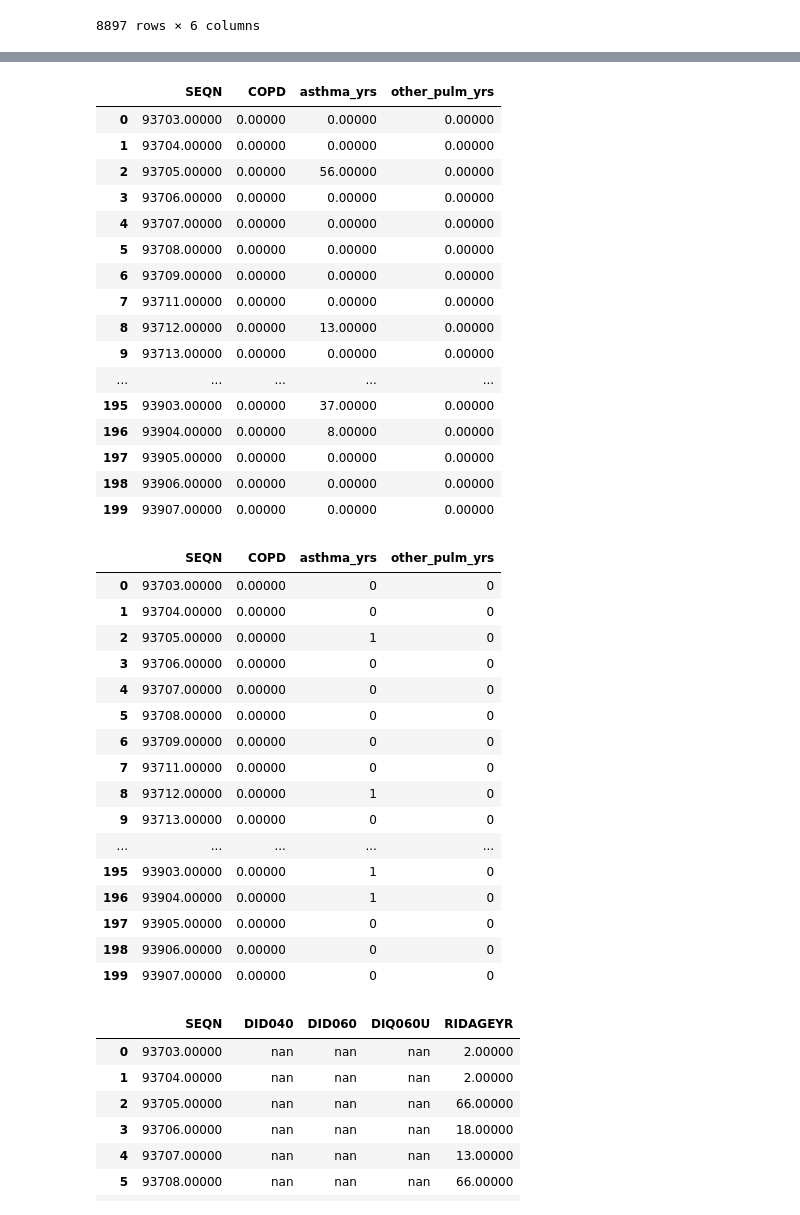
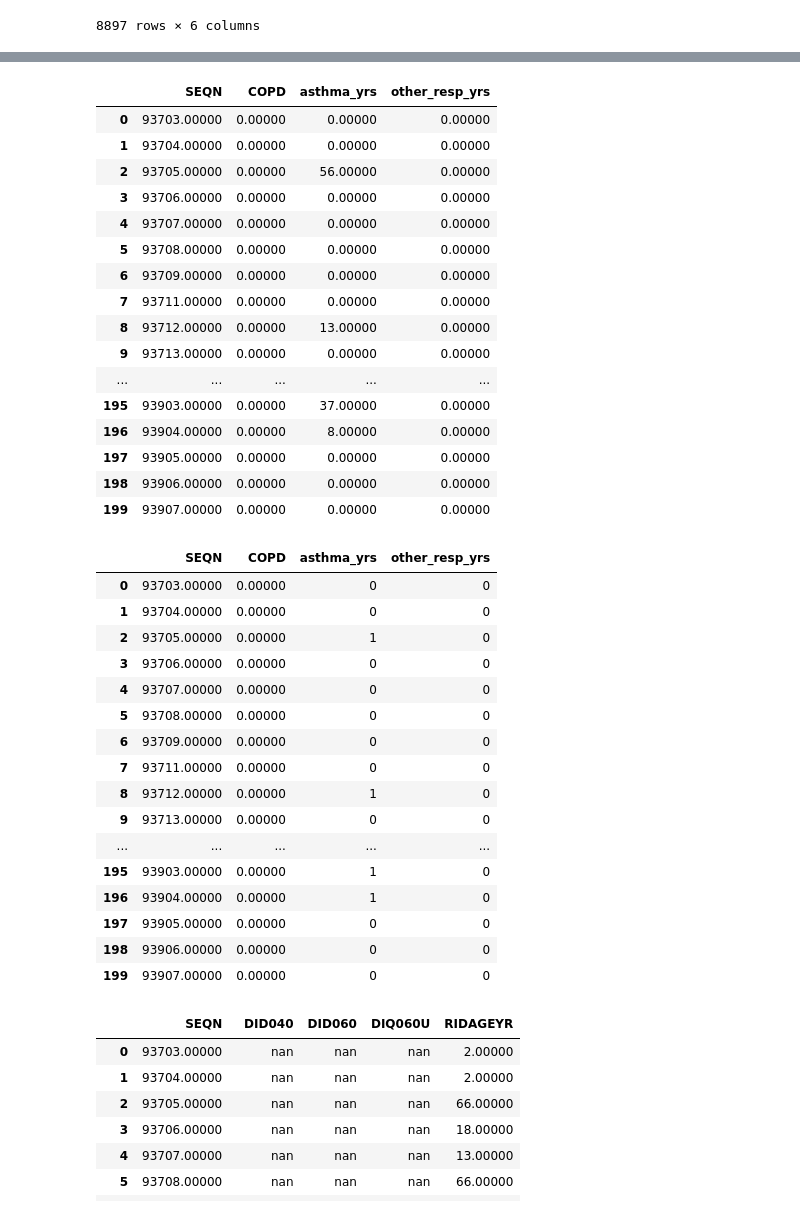
Before and after one commit to lilisbeit/Preventing-Hospitalizations, a Jupyter notebook: Untitled3.ipynb, the cells around one changed output, grey strips where cells are left out. Cells and saved outputs as stored; diff of their text form; code cells hidden in the pictures.

Commit message:
binary features

```diff
--- a/Untitled3.ipynb
+++ b/Untitled3.ipynb
@@ -986,8 +956,8 @@ See the caveats in the documentation: http://pandas.pydata.org/pandas-docs/stabl
 1.00000     293
 Name: MCQ160O, dtype: int64
 # %%
-pulm_2 = pulm.merge(age, how='left', on='SEQN')
-pulm_2
+resp_2 = resp.merge(age, how='left', on='SEQN')
+resp_2
 # %% [output]
 |  | SEQN | MCD180G | MCD180K | MCQ160O | MCQ025 | RIDAGEYR |
 | 0 | 93703.00000 | nan | nan | nan | nan | 2.00000 |
@@ -1003,8 +973,10 @@ pulm_2
 | 8896 | 102956.00000 | nan | nan | 0.00000 | nan | 38.00000 |
 8897 rows × 6 columns
 # %%
-pulm_2.rename(columns = {'MCQ160O': 'COPD', 'MCQ025': 'asthma'}, inplace=True)
-pulm_2
+# label COPD (leading cause of hospitalizations) and asthma (which is very common)
+
+resp_2.rename(columns = {'MCQ160O': 'COPD', 'MCQ025': 'asthma'}, inplace=True)
+resp_2
 # %% [output]
 |  | SEQN | MCD180G | MCD180K | COPD | asthma | RIDAGEYR |
 | 0 | 93703.00000 | nan | nan | nan | nan | 2.00000 |
@@ -1020,6 +992,8 @@ pulm_2
 | 8896 | 102956.00000 | nan | nan | 0.00000 | nan | 38.00000 |
 8897 rows × 6 columns
 # %%
-pulm_2['other_pulm_age'] = pulm_2[['MCD180G', 'MCD180K']].min(axis=1)
-pulm_2.head(200)
+# combine other respiratory conditions
+
+resp_2['other_resp_age'] = resp_2[['MCD180G', 'MCD180K']].min(axis=1)
+resp_2.head(200)
 # %% [output]
@@ -1064,0 +1017,6 @@ pulm_2.head(200)
+# %%
+# get yrs with resp conditions
+
+resp_2['asthma_yrs'] = resp_2['RIDAGEYR'] - resp_2['asthma']
+resp_2['other_resp_yrs'] = resp_2['RIDAGEYR'] - resp_2['other_resp_age']
+resp_2.head(200)
@@ -1065,8 +1041,10 @@ pulm_2.head(200)
 # %%
-pulm_3 = pulm_2[['SEQN', 'COPD', 'asthma_yrs', 'other_pulm_yrs']].fillna(0)
-pulm_3.head(200)
+# drop original columns
+
+resp_3 = resp_2[['SEQN', 'COPD', 'asthma_yrs', 'other_resp_yrs']].fillna(0)
+resp_3.head(200)
 # %% [output]
-|  | SEQN | COPD | asthma_yrs | other_pulm_yrs |
+|  | SEQN | COPD | asthma_yrs | other_resp_yrs |
 | 0 | 93703.00000 | 0.00000 | 0.00000 | 0.00000 |
 | 1 | 93704.00000 | 0.00000 | 0.00000 | 0.00000 |
 | 2 | 93705.00000 | 0.00000 | 56.00000 | 0.00000 |
@@ -1088,12 +1068,14 @@ pulm_yrs = pulm_3.copy()
 # %%
-pulm_4 = pulm_3.copy()
+# start making resp_binary df
 
-pulm_col = ['asthma_yrs', 'other_pulm_yrs']
+resp_4 = resp_3.copy()
 
-pulm_4[pulm_col] = pulm_4[pulm_col].applymap(lambda x: 1 if x > 0 else 0)
-pulm_4.head(200)
+resp_col = ['asthma_yrs', 'other_resp_yrs']
+
+resp_4[resp_col] = resp_4[resp_col].applymap(lambda x: 1 if x > 0 else 0)
+resp_4.head(200)
 # %% [output]
-|  | SEQN | COPD | asthma_yrs | other_pulm_yrs |
+|  | SEQN | COPD | asthma_yrs | other_resp_yrs |
 | 0 | 93703.00000 | 0.00000 | 0 | 0 |
 | 1 | 93704.00000 | 0.00000 | 0 | 0 |
 | 2 | 93705.00000 | 0.00000 | 1 | 0 |
```
Also changed, not shown: parts of 93 cells of this notebook, 1 other file.
